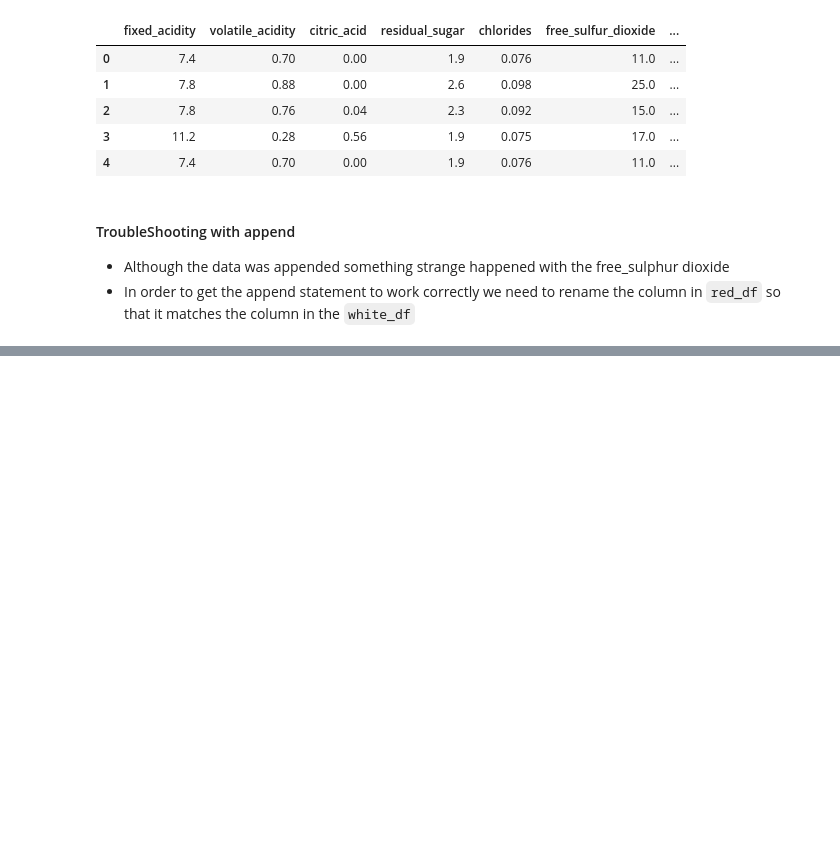
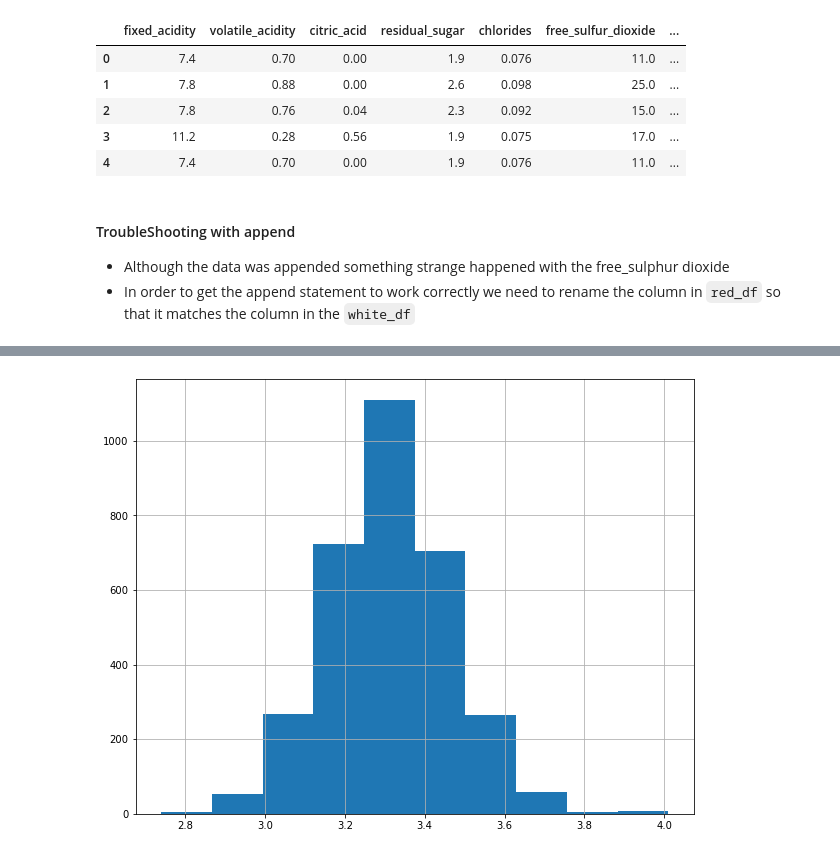
Before and after one commit to jumbamark/data_analysis, a Jupyter notebook: case_studies/first/wine_chemical_properties.ipynb, the cells around one changed output, grey strips where cells are left out. Drawn from its saved outputs; the diff is of its cells as text; code cells hidden in the pictures; blank space fills up the shorter version.

```diff
--- a/case_studies/first/wine_chemical_properties.ipynb
+++ b/case_studies/first/wine_chemical_properties.ipynb
@@ -255,0 +289,4 @@ wine_data.shape
+# %%
+df.pH.hist(figsize=(10,8));
+# %% [output]
+[figure, added]
```
Also changed, not shown: parts of 13 cells of this notebook.
